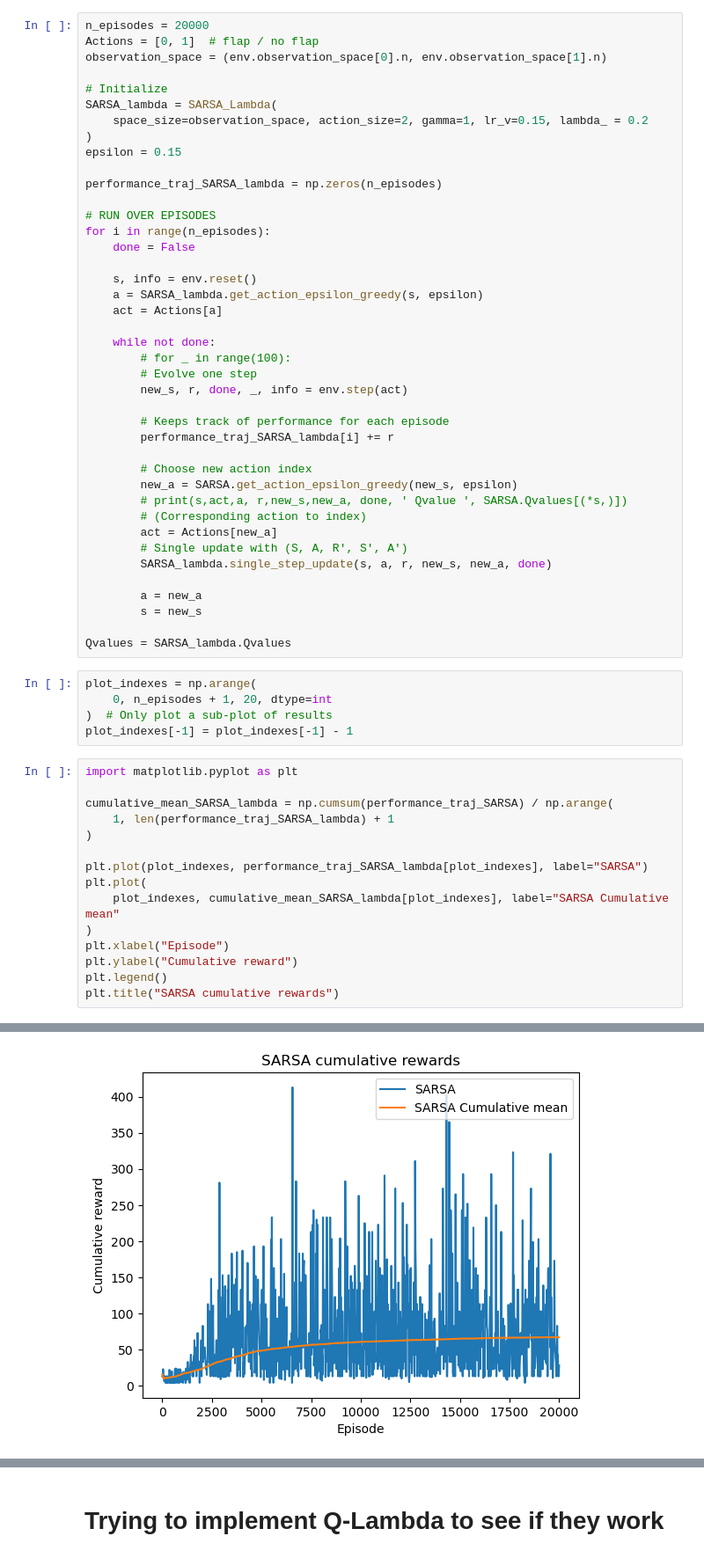
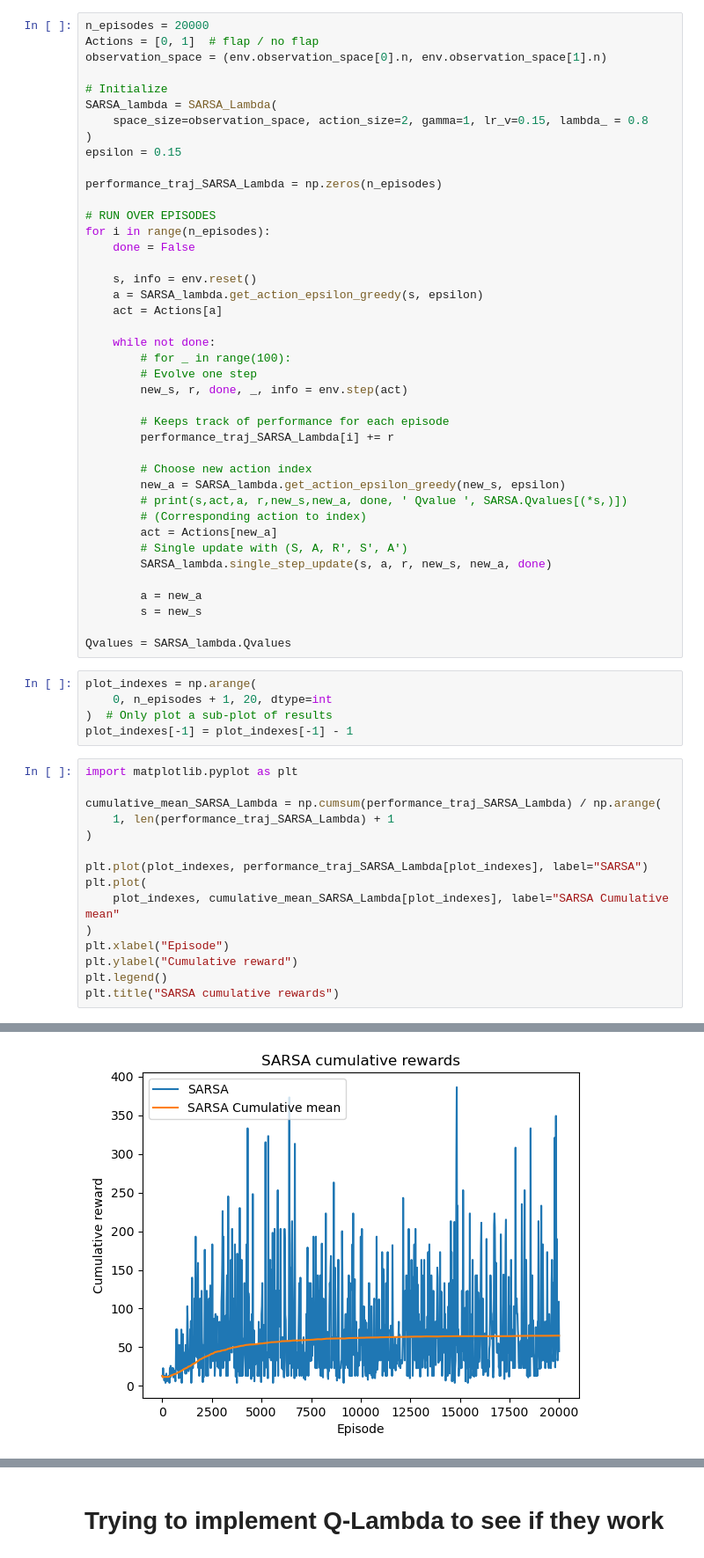
Before and after one commit to SDavenia/RL_Flappy_Bird, a Jupyter notebook: TD_lambda.ipynb, the cells around one changed output, grey strips where cells are left out. Shown at 88% size. Cells and saved outputs as stored; diff of their text form.

Commit message:
TD lambda

```diff
--- a/TD_lambda.ipynb
+++ b/TD_lambda.ipynb
@@ -217,11 +217,11 @@ observation_space = (env.observation_space[0].n, env.observation_space[1].n)
 
 # Initialize
 SARSA_lambda = SARSA_Lambda(
-    space_size=observation_space, action_size=2, gamma=1, lr_v=0.15, lambda_ = 0.2
+    space_size=observation_space, action_size=2, gamma=1, lr_v=0.15, lambda_ = 0.8
 )
 epsilon = 0.15
 
-performance_traj_SARSA_lambda = np.zeros(n_episodes)
+performance_traj_SARSA_Lambda = np.zeros(n_episodes)
 
 # RUN OVER EPISODES
 for i in range(n_episodes):
@@ -237,10 +237,10 @@ for i in range(n_episodes):
         new_s, r, done, _, info = env.step(act)
 
         # Keeps track of performance for each episode
-        performance_traj_SARSA_lambda[i] += r
+        performance_traj_SARSA_Lambda[i] += r
 
         # Choose new action index
-        new_a = SARSA.get_action_epsilon_greedy(new_s, epsilon)
+        new_a = SARSA_lambda.get_action_epsilon_greedy(new_s, epsilon)
         # print(s,act,a, r,new_s,new_a, done, ' Qvalue ', SARSA.Qvalues[(*s,)])
         # (Corresponding action to index)
         act = Actions[new_a]
@@ -259,19 +259,19 @@ plot_indexes[-1] = plot_indexes[-1] - 1
 # %%
 import matplotlib.pyplot as plt
 
-cumulative_mean_SARSA_lambda = np.cumsum(performance_traj_SARSA) / np.arange(
-    1, len(performance_traj_SARSA_lambda) + 1
+cumulative_mean_SARSA_Lambda = np.cumsum(performance_traj_SARSA_Lambda) / np.arange(
+    1, len(performance_traj_SARSA_Lambda) + 1
 )
 
-plt.plot(plot_indexes, performance_traj_SARSA_lambda[plot_indexes], label="SARSA")
+plt.plot(plot_indexes, performance_traj_SARSA_Lambda[plot_indexes], label="SARSA")
 plt.plot(
-    plot_indexes, cumulative_mean_SARSA_lambda[plot_indexes], label="SARSA Cumulative mean"
+    plot_indexes, cumulative_mean_SARSA_Lambda[plot_indexes], label="SARSA Cumulative mean"
 )
 plt.xlabel("Episode")
 plt.ylabel("Cumulative reward")
 plt.legend()
 plt.title("SARSA cumulative rewards")
 # %% [output]
 Text(0.5, 1.0, 'SARSA cumulative rewards')
-[figure, old version]
+[figure, new version]
 # %%
```
Also changed, not shown: parts of 5 cells of this notebook, 1 other file.
